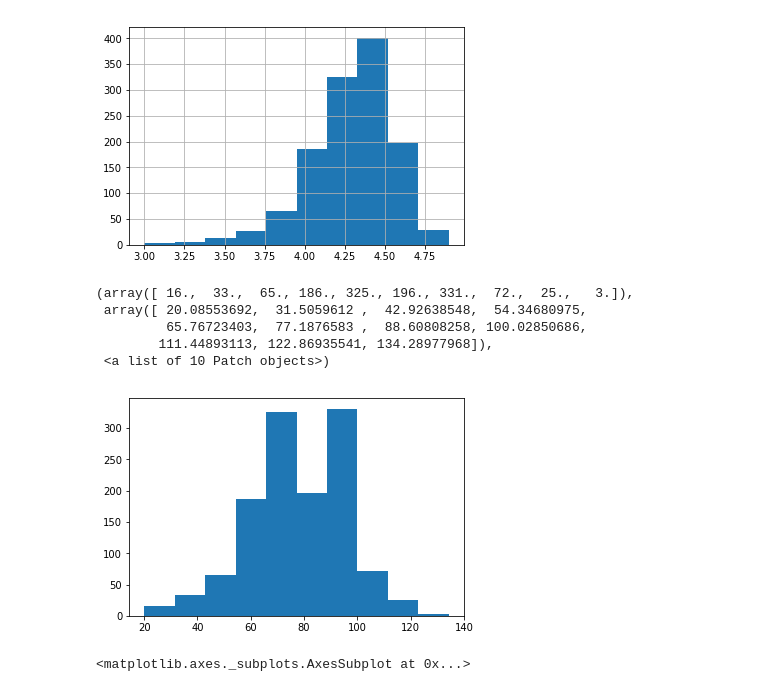
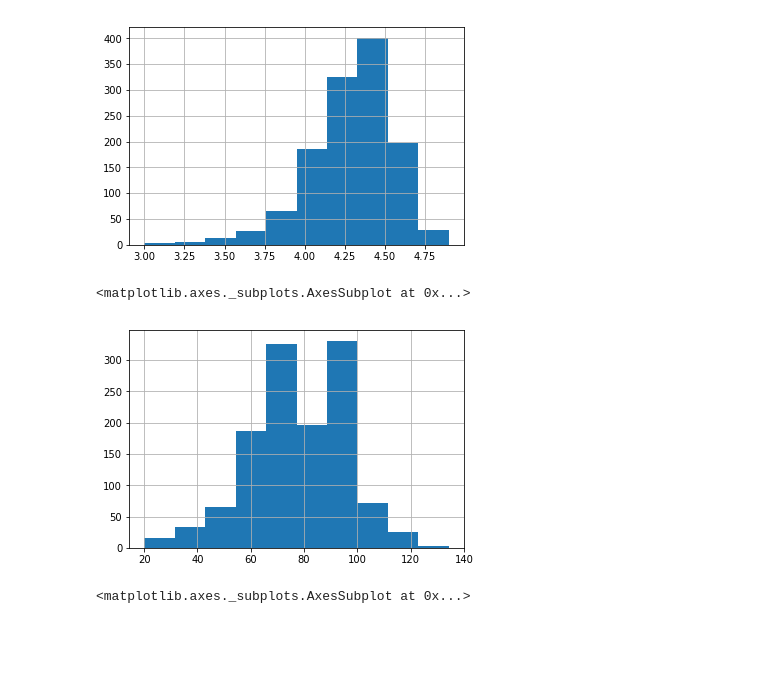
Before and after one commit to dennisp777/thinkful, a Jupyter notebook: GoogleplaystoreV2.ipynb, the cells around one changed output. Drawn from its saved outputs; the diff is of its cells as text; code cells hidden in the pictures; blank space fills up the shorter version.

```diff
--- a/GoogleplaystoreV2.ipynb
+++ b/GoogleplaystoreV2.ipynb
@@ -200,14 +202,11 @@ df[df.Installs=='10,000,000+'].Rating.hist()
 <matplotlib.axes._subplots.AxesSubplot at 0x...>
 [figure]
 # %%
-plt.hist(np.exp(df[df.Installs=='10,000,000+'].Rating))
+tenM_ratings_norm = np.exp(df[df.Installs=='10,000,000+'].Rating)
+tenM_ratings_norm.hist()
 # %% [output]
-(array([ 16.,  33.,  65., 186., 325., 196., 331.,  72.,  25.,   3.]),
- array([ 20.08553692,  31.5059612 ,  42.92638548,  54.34680975,
-         65.76723403,  77.1876583 ,  88.60808258, 100.02850686,
-        111.44893113, 122.86935541, 134.28977968]),
- <a list of 10 Patch objects>)
+<matplotlib.axes._subplots.AxesSubplot at 0x...>
-[figure, old version]
+[figure, new version]
 # %%
 df[df.Installs=='50,000,000+'].Rating.hist()
 # %% [output]
```
Also changed, not shown: parts of 40 cells of this notebook.
